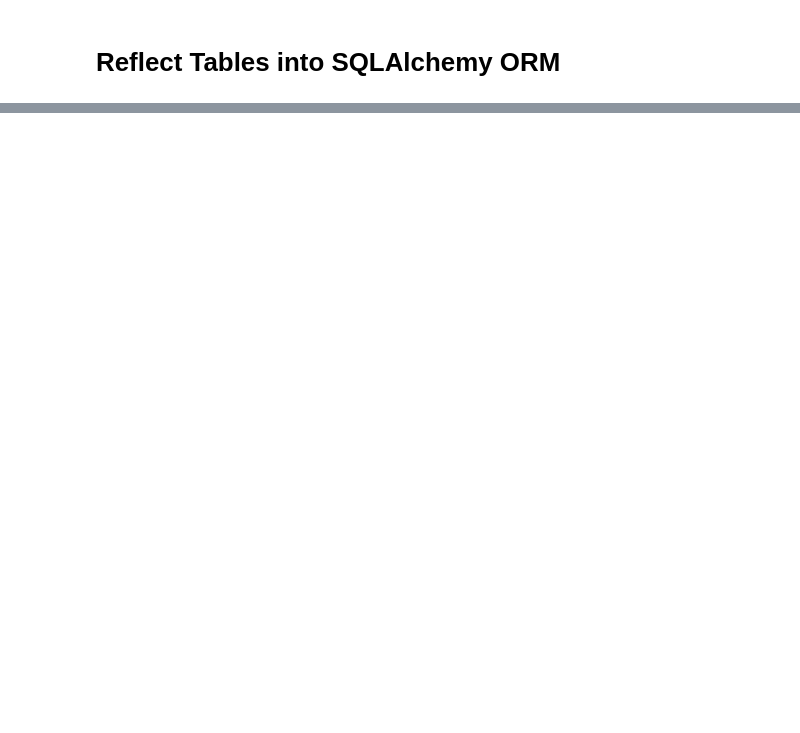
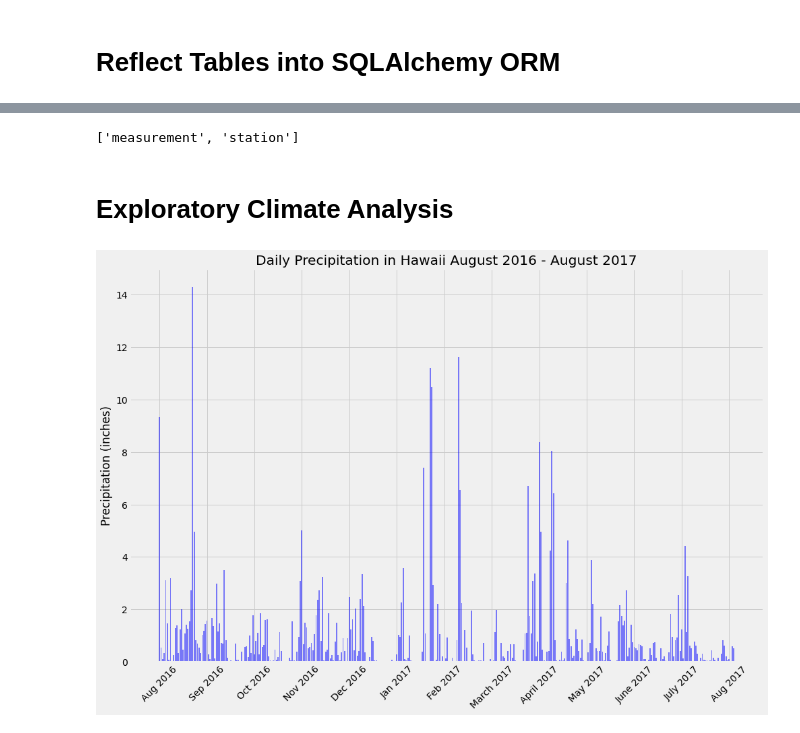
Before and after one commit to JoshSniderman/sqlalchemy-challenge, a Jupyter notebook: climate_starter.ipynb, the cells around one changed output, grey strips where cells are left out. Drawn from its saved outputs; the diff is of its cells as text; code cells hidden in the pictures; blank space fills up the shorter version.

```diff
--- a/climate_starter.ipynb
+++ b/climate_starter.ipynb
@@ -138,0 +22,9 @@ session.close()
+# %%
+# reflect an existing database into a new model
+Base = automap_base()
+# reflect the tables
+Base.prepare(engine, reflect=True)
+# We can view all of the classes that automap found
+Base.classes.keys()
+# %% [output]
+['measurement', 'station']
@@ -138,0 +37,35 @@ session.close()
+# %% [markdown]
+# Exploratory Climate Analysis
+# %%
+#The dates of my trip
+trip_start = '2017-03-08'
+trip_end = '2017-03-16'
+# Design a query to retrieve the last 12 months of precipitation data and plot the results
+# Calculate the date 1 year ago from the last data point in the database
+last_date = session.query(func.strftime(Measurement.date)).order_by(Measurement.date.desc()).first()[0]
+
+#Slice string as int then perform timedelta calculation and convert back to string
+query_date = str(dt.date(int(last_date[0:4]),int(last_date[5:7]),int(last_date[8:10])) - dt.timedelta(days=365))
+
+# Perform a query to retrieve the data and precipitation scores
+data = session.query(Measurement.date,func.sum(Measurement.prcp)).\
+                    filter(func.strftime(Measurement.date>query_date)).\
+                    filter(func.strftime(Measurement.date<last_date)).\
+                    group_by(Measurement.date).all()
+
+# Save the query results as a Pandas DataFrame and set the index to the date column
+df = DataFrame(data,columns=['Date', 'Precipitation'])
+df.set_index('Date',inplace=True)
+# Sort the dataframe by date
+df.sort_values(by=['Date'],ascending=True,inplace=True,)
+datelist = ["Aug 2016","Sep 2016","Oct 2016","Nov 2016","Dec 2016","Jan 2017","Feb 2017","March 2017","April 2017","May 2017","June 2017","July 2017","Aug 2017"]
+
+# Use Pandas Plotting with Matplotlib to plot the data
+plt.figure(figsize=(15,10))
+plt.bar(df.index, df.Precipitation,color="blue",alpha=.5)
+plt.xticks(range(0,365,30),datelist,rotation=45)
+plt.title("Daily Precipitation in Hawaii August 2016 - August 2017")
+plt.ylabel("Precipitation (inches)")
+plt.savefig(".\\Images\\prcp.png",bbox_inches="tight")
+# %% [output]
+[figure, added]
```
Also changed, not shown: parts of 40 cells of this notebook, 8 other files.
